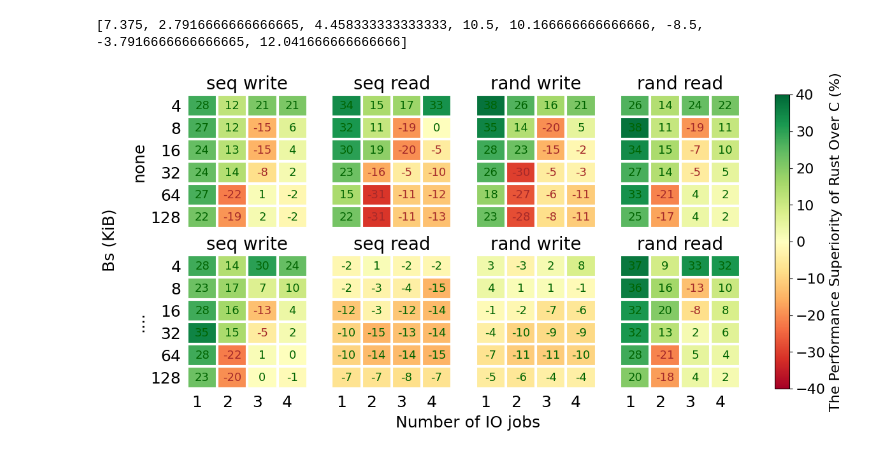
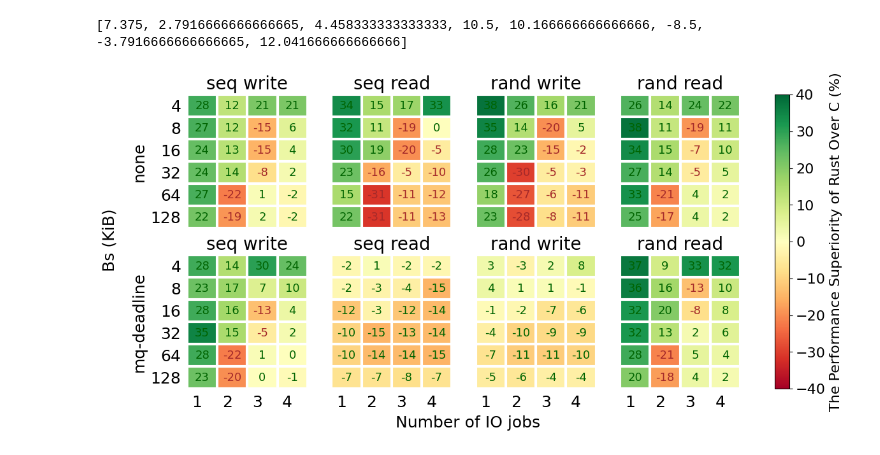
Before and after one commit to Richardhongyu/rfl_empirical_tools, a Jupyter notebook: figures_ppt/figure5.ipynb, the cells around one changed output. Cells and saved outputs as stored; diff of their text form; code cells hidden in the pictures.

```diff
--- a/figures_ppt/figure5.ipynb
+++ b/figures_ppt/figure5.ipynb
@@ -162,32 +162,32 @@ for i in range(2):
         # else:
         #     if none.shape[0] == 0:
         #         none = matrix
         #     else:
         #         none = np.concatenate((none, matrix), axis=1)
         avg.append(np.mean(matrix))
         im, cbar = heatmap(matrix, bs, jobs, ax=axs[i,j], cmap="RdYlGn", aspect='auto', vmin=-40, vmax=40)
         images.append(im)
         texts = annotate_heatmap(im, valfmt="{x:.0f}", fontsize=13, textcolors=("#A52A2A", "darkgreen"))
         axs[i, j].label_outer()
         axs[i, j].set_title(title[i][j], fontsize=20)
 # avg_sched = np.mean(sched)
 # avg_none = np.mean(none)
 # print(f'avg_sched: {avg_sched}, avg_none: {avg_none}')
 print(avg)
 
 # 自适应创建colorbar的范围
 # vmin = min(image.get_array().min() for image in images)
 # vmax = max(image.get_array().max() for image in images)
 # norm = colors.Normalize(vmin=vmin, vmax=vmax)
 # for im in images:
 #     im.set_norm(norm)
 
 cbar = fig.colorbar(images[0], ax=axs, pad=0.05)
 cbar.ax.tick_params(labelsize=16)
 cbar.set_label("The Performance Superiority of Rust Over C (%)", size=16)
 axs[0,0].set_ylabel('none', size=18)
-axs[1,0].set_ylabel('....', size=18)
+axs[1,0].set_ylabel('mq-deadline', size=18)
 plt.savefig("./figure5.pdf", bbox_inches="tight")
 # %% [output]
 [7.375, 2.7916666666666665, 4.458333333333333, 10.5, 10.166666666666666, -8.5, -3.7916666666666665, 12.041666666666666]
-[figure, old version]
+[figure, new version]
```
Also changed, not shown: 1 other file.
